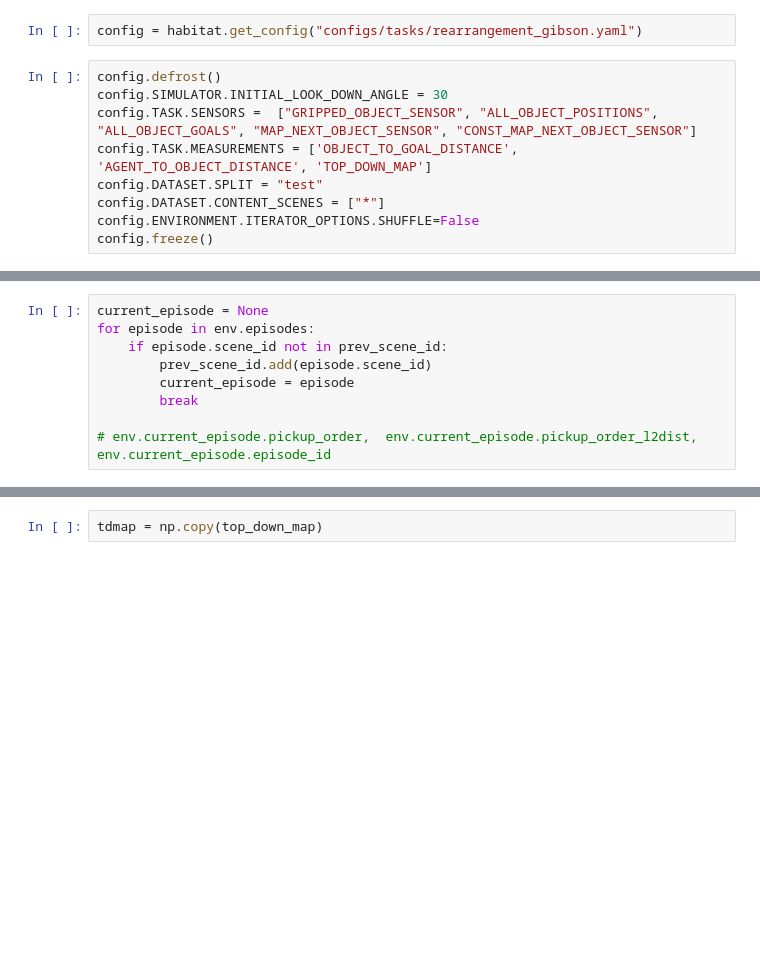
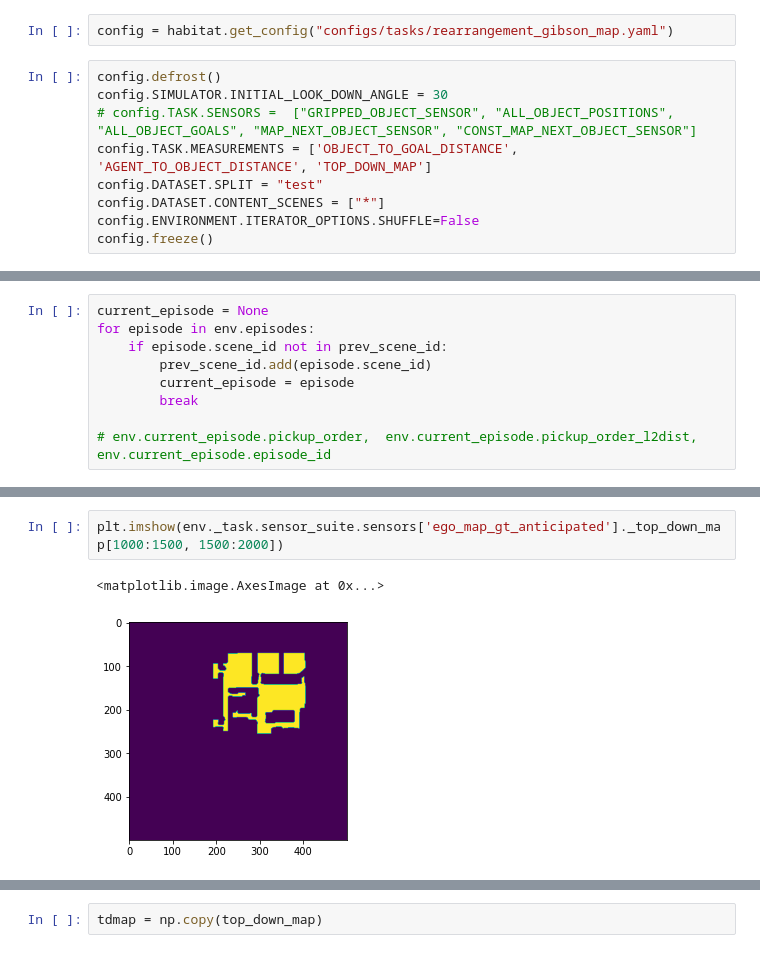
Before and after one commit to dexter1691/habitat-api, a Jupyter notebook: notebooks/test_map_building.ipynb, the cells around one changed output, grey strips where cells are left out. Cells and saved outputs as stored; diff of their text form; blank space fills up the shorter version.

```diff
--- a/notebooks/test_map_building.ipynb
+++ b/notebooks/test_map_building.ipynb
@@ -58,11 +68,11 @@ data_path = os.path.join(dir_path, "data")
 output_directory = "data/tutorials/output/"  # @param {type:"string"}
 output_path = os.path.join(dir_path, output_directory)
 # %%
-config = habitat.get_config("configs/tasks/rearrangement_gibson.yaml")
+config = habitat.get_config("configs/tasks/rearrangement_gibson_map.yaml")
 # %%
 config.defrost()
 config.SIMULATOR.INITIAL_LOOK_DOWN_ANGLE = 30
-config.TASK.SENSORS =  ["GRIPPED_OBJECT_SENSOR", "ALL_OBJECT_POSITIONS", "ALL_OBJECT_GOALS", "MAP_NEXT_OBJECT_SENSOR", "CONST_MAP_NEXT_OBJECT_SENSOR"]
+# config.TASK.SENSORS =  ["GRIPPED_OBJECT_SENSOR", "ALL_OBJECT_POSITIONS", "ALL_OBJECT_GOALS", "MAP_NEXT_OBJECT_SENSOR", "CONST_MAP_NEXT_OBJECT_SENSOR"]
 config.TASK.MEASUREMENTS = ['OBJECT_TO_GOAL_DISTANCE', 'AGENT_TO_OBJECT_DISTANCE', 'TOP_DOWN_MAP']
 config.DATASET.SPLIT = "test"
 config.DATASET.CONTENT_SCENES = ["*"]
@@ -133,0 +151,5 @@ obs = env.reset()
+# %%
+plt.imshow(env._task.sensor_suite.sensors['ego_map_gt_anticipated']._top_down_map[1000:1500, 1500:2000])
+# %% [output]
+<matplotlib.image.AxesImage at 0x...>
+[figure, added]
```
Also changed, not shown: parts of 25 cells of this notebook, 5 other files.
